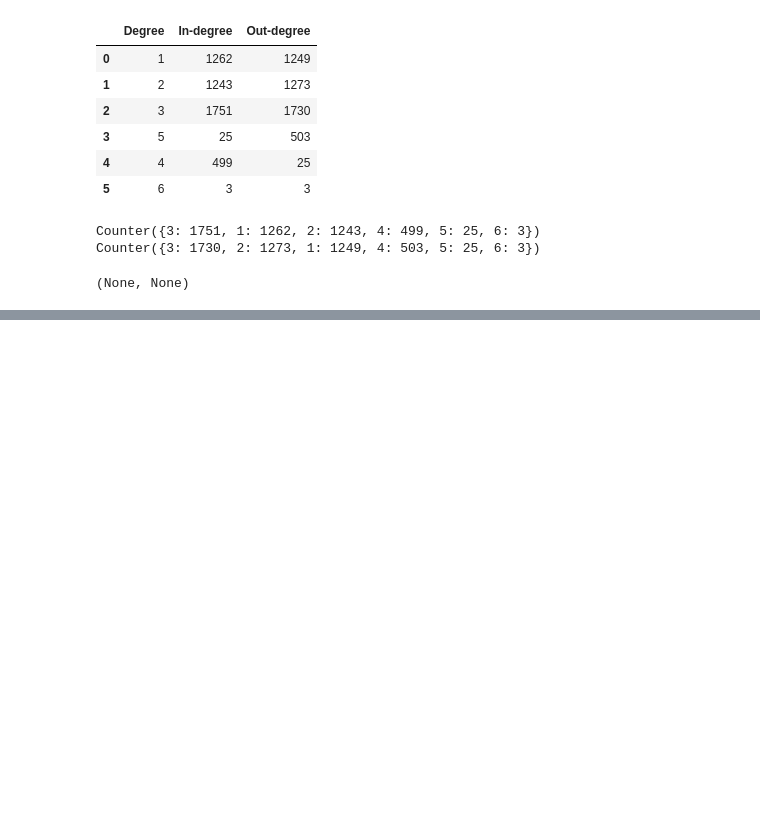
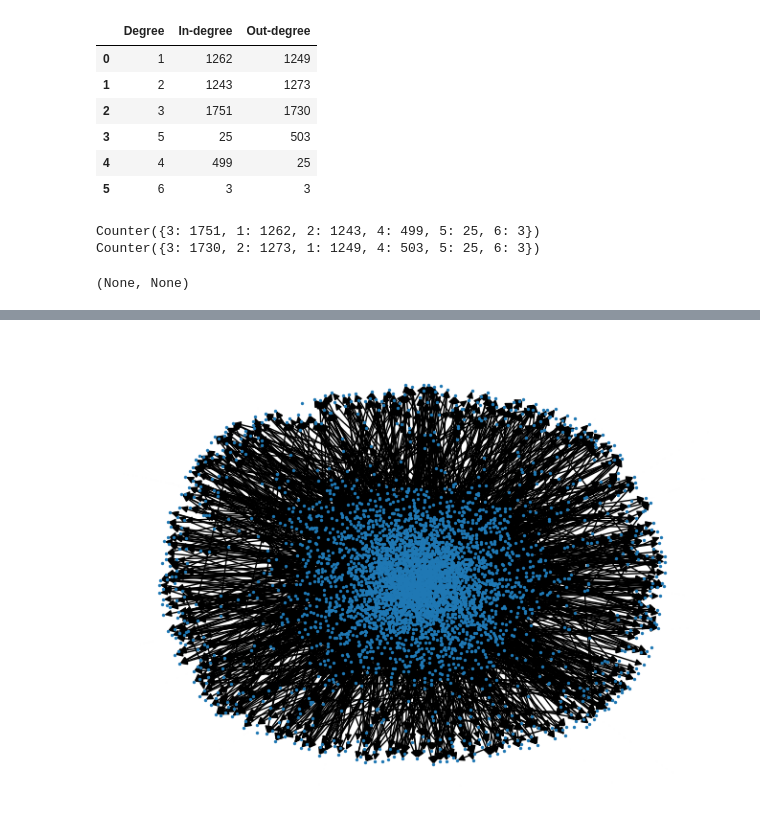
Before and after one commit to pocem/goldcoast_road_traffic_network, a Jupyter notebook: EDA.ipynb, the cells around one changed output, grey strips where cells are left out. Cells and saved outputs as stored; diff of their text form; code cells hidden in the pictures; blank space fills up the shorter version.

```diff
--- a/EDA.ipynb
+++ b/EDA.ipynb
@@ -25,8 +25,8 @@ df_simple_net
 # %%
 G = nx.from_pandas_edgelist(df_simple_net,source = "From", target="To", create_using=nx.DiGraph())
 Nodes = G.number_of_nodes()
-edges = G.number_of_edges()
-Nodes, edges
+Edges = G.number_of_edges()
+Nodes, Edges
 # %% [output]
 (4783, 11140)
 # %%
@@ -163,0 +267,2 @@ Counter({3: 1730, 2: 1273, 1: 1249, 4: 503, 5: 25, 6: 3})
+# %%
+random_dir_graph = nx.gnm_random_graph(Nodes, Edges, seed = 69,directed=True, create_using=nx.DiGraph)
@@ -163,0 +273,4 @@ Counter({3: 1730, 2: 1273, 1: 1249, 4: 503, 5: 25, 6: 3})
+# %%
+nx.draw(random_dir_graph, node_size = 2)
+# %% [output]
+[figure, added]
```
Also changed, not shown: parts of 8 cells of this notebook, 4 other files.
